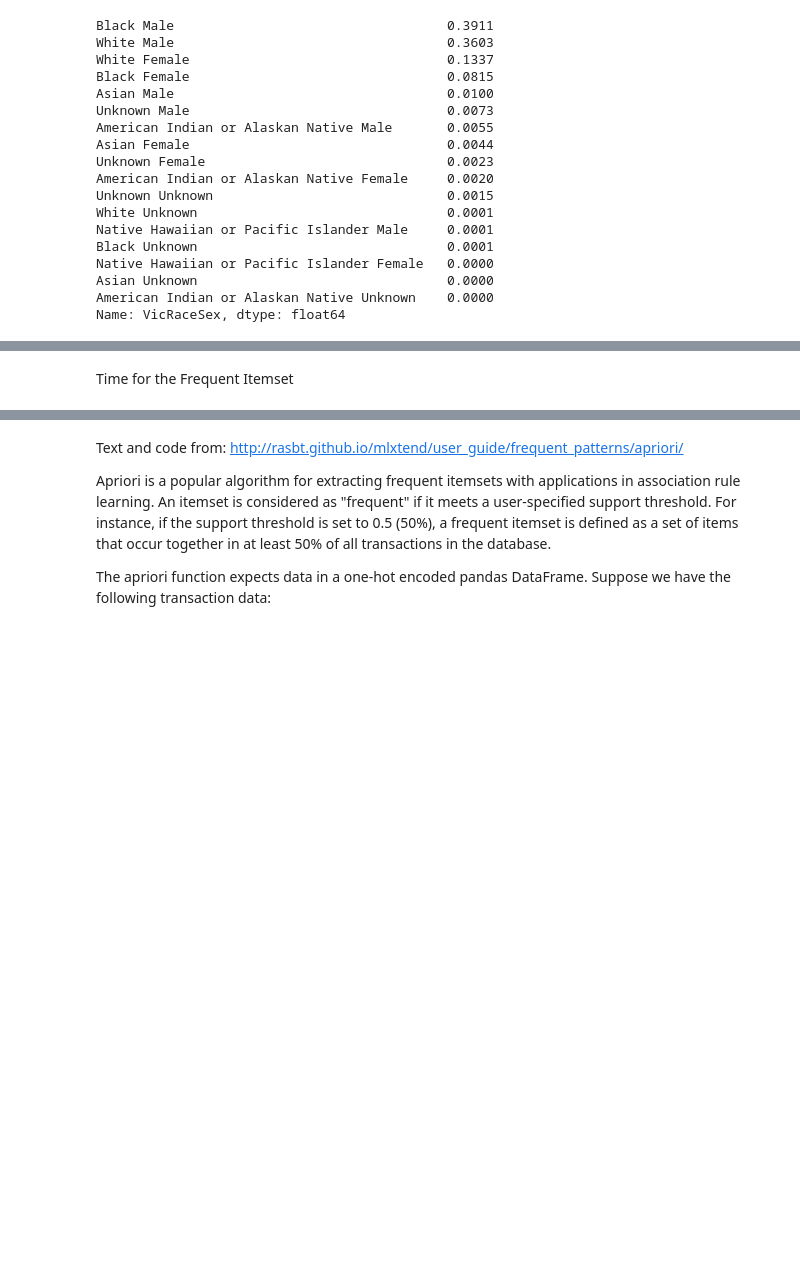
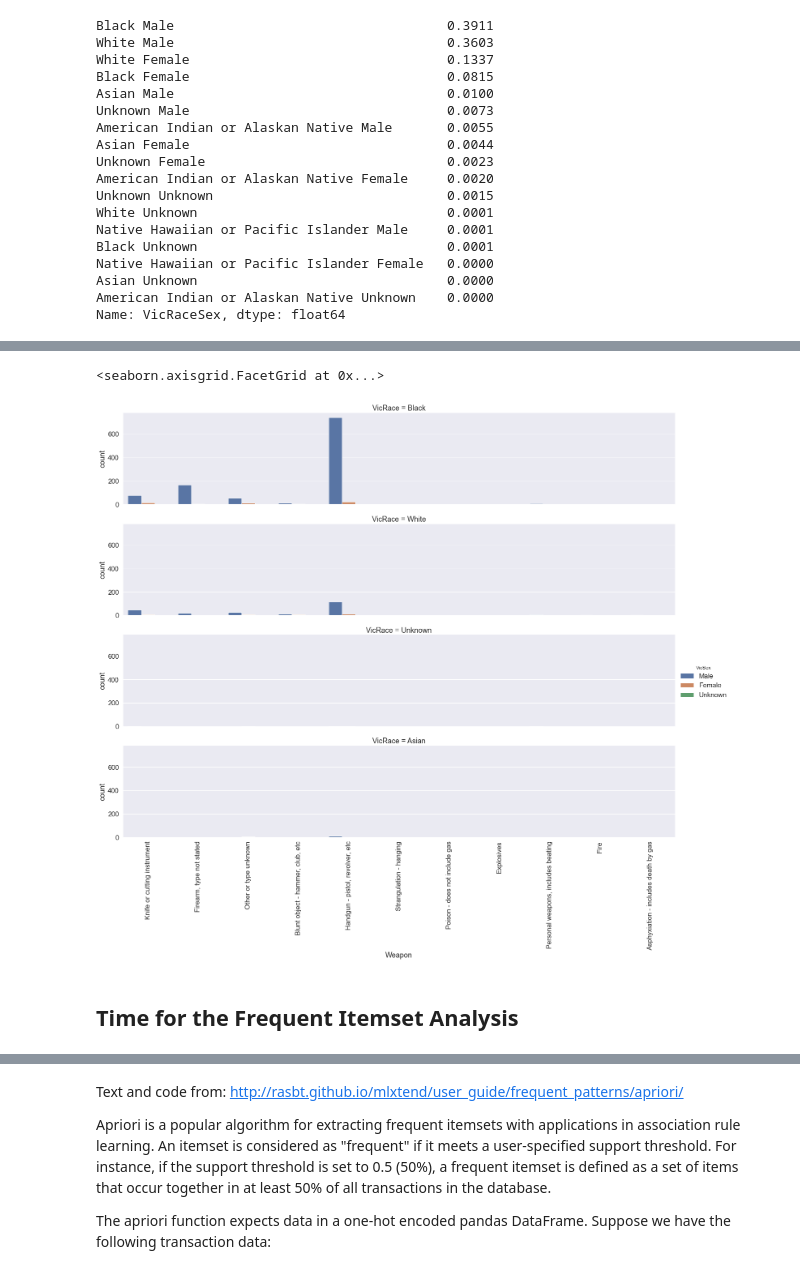
Before and after one commit to artificialnouveau/MAPdata, a Jupyter notebook: MAP Frequent Itemsets via Apriori Algorithm.ipynb, the cells around one changed output, grey strips where cells are left out. Saved outputs shown, nothing was run; the diff lists cells and outputs as text; code cells hidden in the pictures; blank space fills up the shorter version.

```diff
--- a/MAP Frequent Itemsets via Apriori Algorithm.ipynb
+++ b/MAP Frequent Itemsets via Apriori Algorithm.ipynb
@@ -97,0 +134,4 @@ df.groupby(df['Year']).size().plot()
+# %%
+#Who are the top 10 agencies with the most cases
+dfAgency10 = df[df.groupby("Agency")['Agency'].transform('size') > 8000]
+dfAgency10.Agency.value_counts()
@@ -98,5 +150,17 @@ df.groupby(df['Year']).size().plot()
+# %%
+#Plotting the number of unsolved murders per race, gender and weapon type
+dfAgency10Unsolved=dfAgency10[dfAgency10['Solved']=='No']
+#Specify the agency and years of interest
+AgencyOfInterest='New York'
+StartingYear=2010
+sns.set(font_scale=1.5)
+g=sns.catplot(x="Weapon", hue="VicSex", row="VicRace",data=dfAgency10Unsolved[(dfAgency10Unsolved['Agency']==AgencyOfInterest)&(dfAgency10Unsolved['Year']>=StartingYear)], kind="count",orient="h",height=4, aspect=5)
+g.set_xticklabels(rotation=90)
+# %% [output]
+<seaborn.axisgrid.FacetGrid at 0x...>
+[figure, added]
 # %% [markdown]
-Time for the Frequent Itemset
+## Time for the Frequent Itemset Analysis
 # %%
 #only interested in cases since 2000
 df2000=df[df['Year']>=2000]
```
Also changed, not shown: parts of 13 cells of this notebook.
